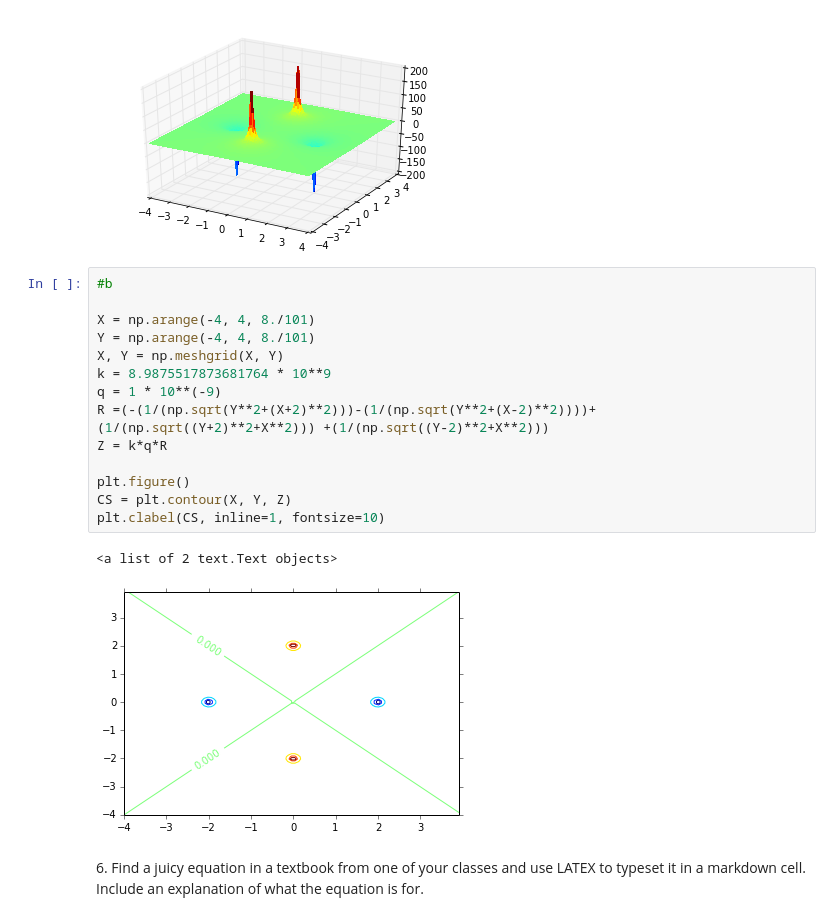
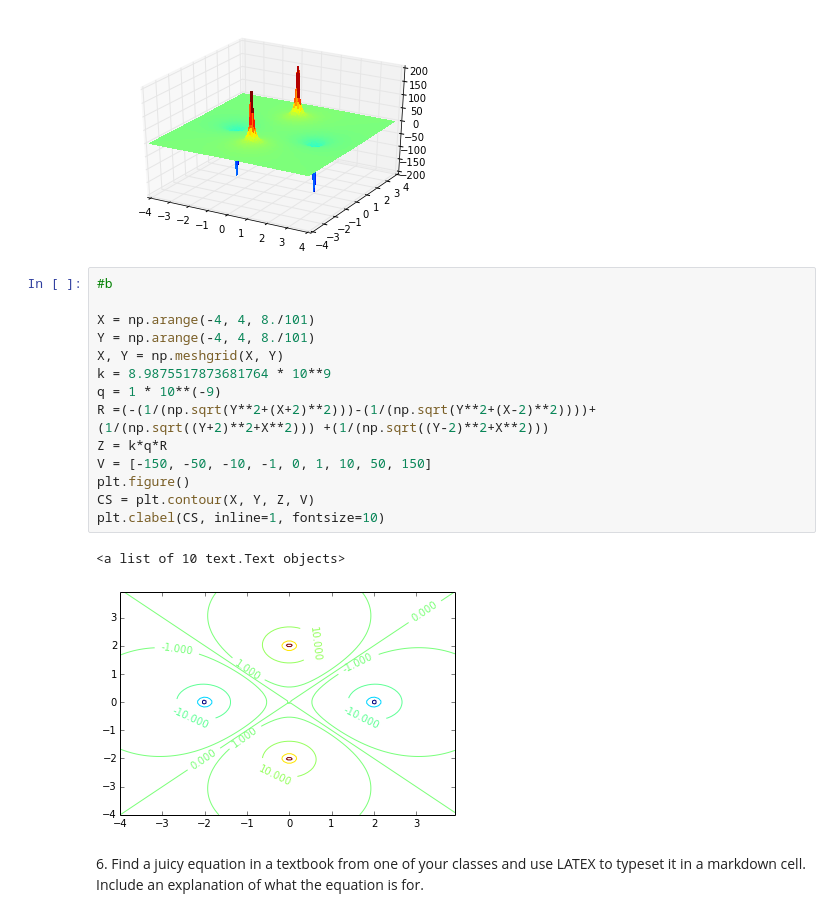
Before and after one commit to cspearso/PHYS202-S14, a Jupyter notebook: Graphics/GraphicsExercises.ipynb, the cells around one changed output. Drawn from its saved outputs; the diff is of its cells as text.

Commit message:
Finished Graphics Exercises

```diff
--- a/Graphics/GraphicsExercises.ipynb
+++ b/Graphics/GraphicsExercises.ipynb
@@ -193,20 +219,20 @@ surf = ax.plot_surface(X, Y, Z, rstride=1, cstride=1, cmap=cm.jet,
 # %%
 #b
 
 X = np.arange(-4, 4, 8./101)
 Y = np.arange(-4, 4, 8./101)
 X, Y = np.meshgrid(X, Y)
 k = 8.9875517873681764 * 10**9
 q = 1 * 10**(-9)
 R =(-(1/(np.sqrt(Y**2+(X+2)**2)))-(1/(np.sqrt(Y**2+(X-2)**2))))+(1/(np.sqrt((Y+2)**2+X**2))) +(1/(np.sqrt((Y-2)**2+X**2)))
 Z = k*q*R
-
+V = [-150, -50, -10, -1, 0, 1, 10, 50, 150]
 plt.figure()
-CS = plt.contour(X, Y, Z)
+CS = plt.contour(X, Y, Z, V)
 plt.clabel(CS, inline=1, fontsize=10)
 # %% [output]
-<a list of 2 text.Text objects>
+<a list of 10 text.Text objects>
-[figure, old version]
+[figure, new version]
 # %% [markdown]
 6\. Find a juicy equation in a textbook from one of your classes and use LATEX to typeset it in a markdown cell. Include an explanation of what the equation is for.
 # %% [markdown]
```
Also changed, not shown: parts of 4 cells of this notebook.
